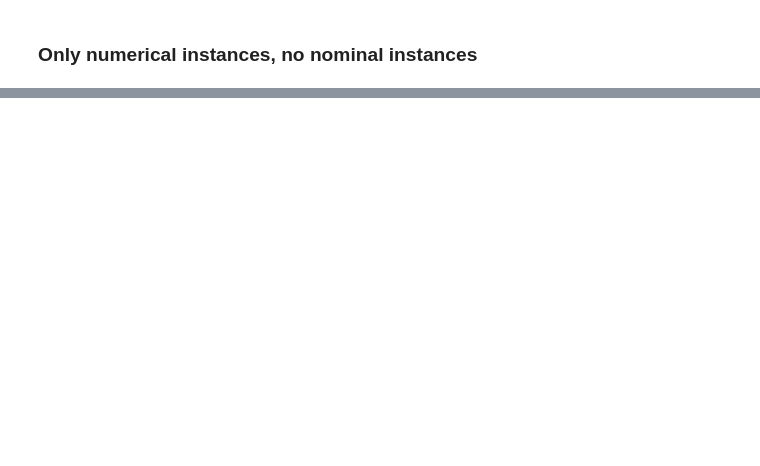
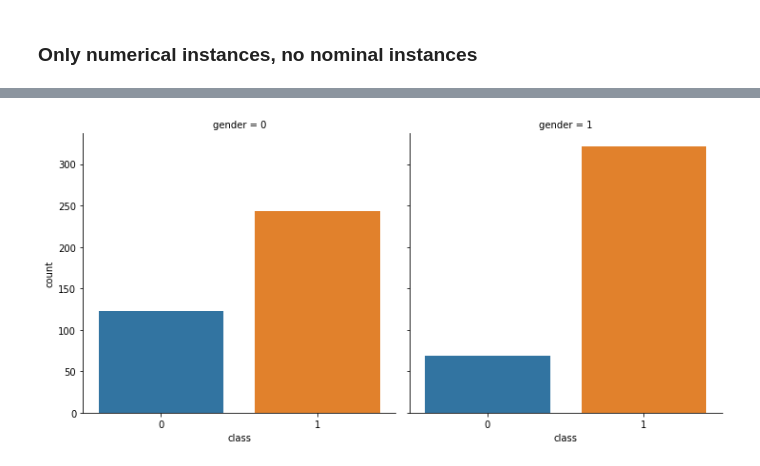
Before and after one commit to mskl/ist-mi-cdadosi7, a Jupyter notebook: project/Roos Project .ipynb, the cells around one changed output, grey strips where cells are left out. Cells and saved outputs as stored; diff of their text form; code cells hidden in the pictures; blank space fills up the shorter version.

```diff
--- a/project/Roos Project .ipynb
+++ b/project/Roos Project .ipynb
@@ -82,0 +129,5 @@ plt.show()
+# %%
+#show correlation between gender and class
+plot = sns.catplot(x="class", col="gender", data=data, kind="count")
+# %% [output]
+[figure, added]
```
Also changed, not shown: parts of 17 cells of this notebook.
